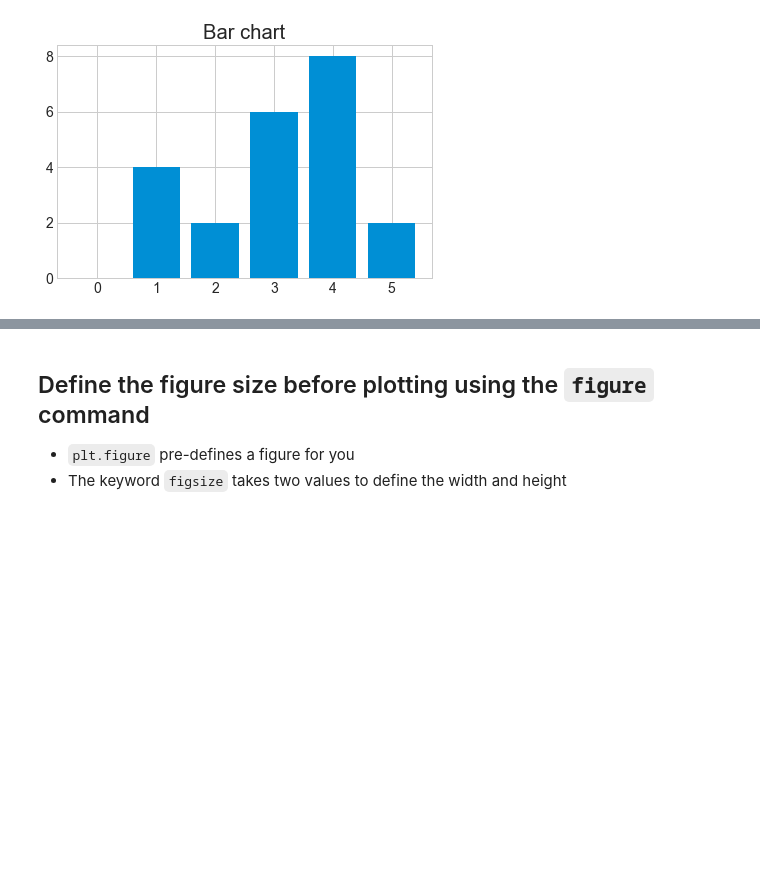
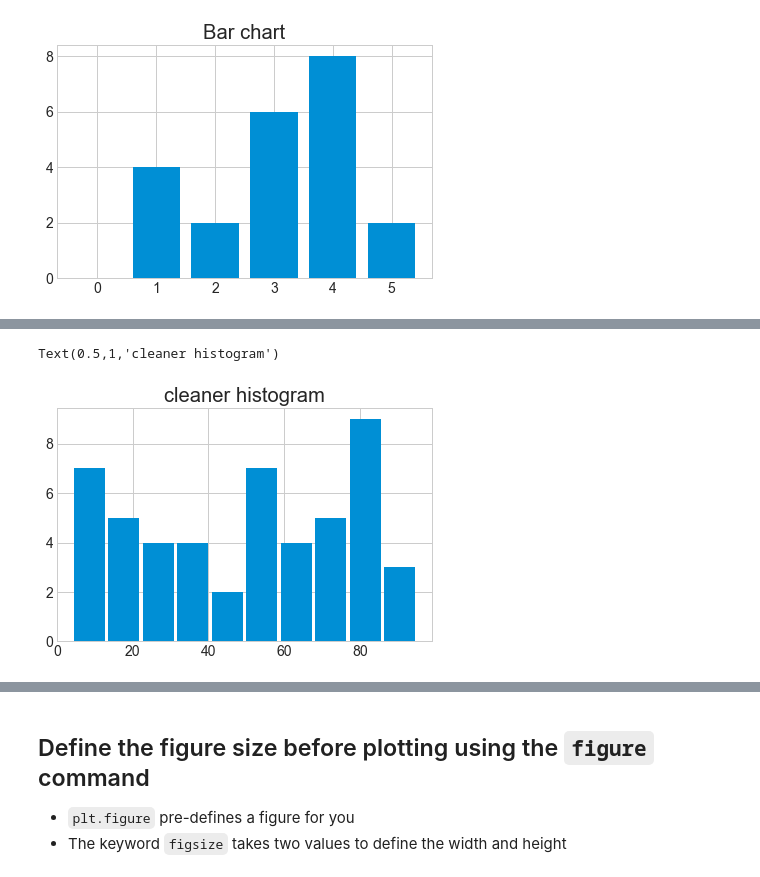
Before and after one commit to utplanets/PHY224PythonReview, a Jupyter notebook: notebooks/09. Plotting.ipynb, the cells around one changed output, grey strips where cells are left out. Cells and saved outputs as stored; diff of their text form; code cells hidden in the pictures; blank space fills up the shorter version.

```diff
--- a/notebooks/09. Plotting.ipynb
+++ b/notebooks/09. Plotting.ipynb
@@ -130,3 +132,9 @@ The counts are  [4. 3. 7. 6. 6. 4. 4. 4. 7. 5.]
+# %%
+bin_count, bin_edges, boxes = plt.hist(x, bins=10, rwidth=0.9)
+plt.title("cleaner histogram")
+# %% [output]
+Text(0.5,1,'cleaner histogram')
+[figure, added]
 # %%
 # Compute pie slices
 N = bin_count.size
```
Also changed, not shown: parts of 12 cells of this notebook, 16 other files.
